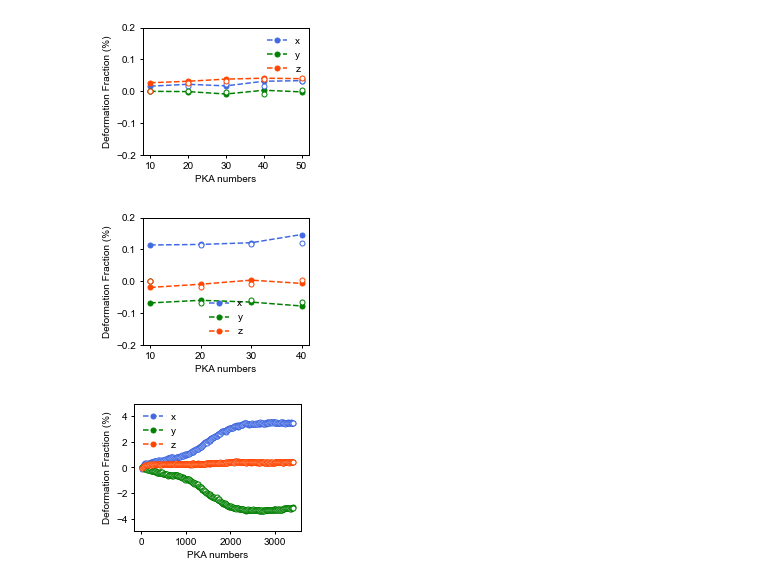
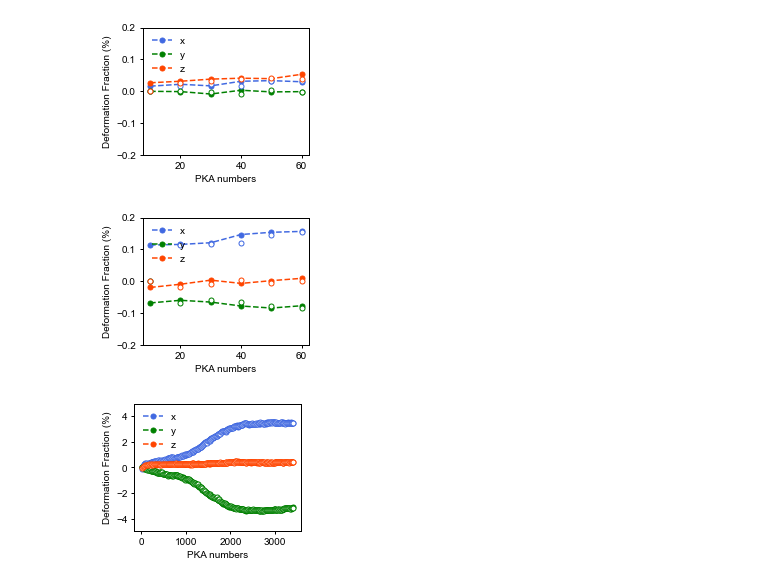
Before and after one commit to HE-RU10/ga2o3, a Jupyter notebook: overlapping_anisotropic_size_change.ipynb, the cells around one changed output. Cells and saved outputs as stored; diff of their text form; code cells hidden in the pictures.

```diff
--- a/overlapping_anisotropic_size_change.ipynb
+++ b/overlapping_anisotropic_size_change.ipynb
@@ -62,7 +62,7 @@ def anisotropic_swelling(lx0, ly0, lz0, avol0, pka, path):
     axs.tick_params(width=1, length=3, labelsize=10)
     axs.legend(fontsize=10, frameon=False)
     # Set y-axis limits
-    axs.set_ylim([-0.4, 0.6])  # Assuming deformation fraction ranges from -0.2% to 0.2%
+    axs.set_ylim([-0.2, 0.2])  # Assuming deformation fraction ranges from -0.2% to 0.2%
     # Display the plot
     plt.show()
     #plt.plot(pka,avol)
@@ -75,21 +75,21 @@ avol0=11.0838
 lx0=145.8696738
 ly0=296.9767609
 lz0=141.4800266
-pka=[i+10 for i in range(0,50,10)]
+pka=[i+10 for i in range(0,60,10)]
 lx,ly,lz,avol=anisotropic_swelling(lx0, ly0, lz0, avol0, pka, path)
 #plt.plot(pka,avol)
 # %% [output]
-[figure, old version]
+[figure, new version]
 # %%
 path='/home/heruhe/Desktop/Ga2o3/cascade/5type_overlapping/cascade_anneal/anisotropic/anneal_log/100/anneal_log/'
 avol0=11.0838
 lx0=291.4543455
 ly0=148.5655268
 lz0=141.5348142
-pka=[i+10 for i in range(0,40,10)]
+pka=[i+10 for i in range(0,60,10)]
 lx,ly,lz,avol=anisotropic_swelling(lx0, ly0, lz0, avol0, pka, path)
 # %% [output]
-[figure, old version]
+[figure, new version]
 # %%
 path='/home/heruhe/Desktop/Ga2o3/cascade/5type_overlapping/cascade_anneal/out/'
 avol0=11.08054726
```
Also changed, not shown: 3 other files.
